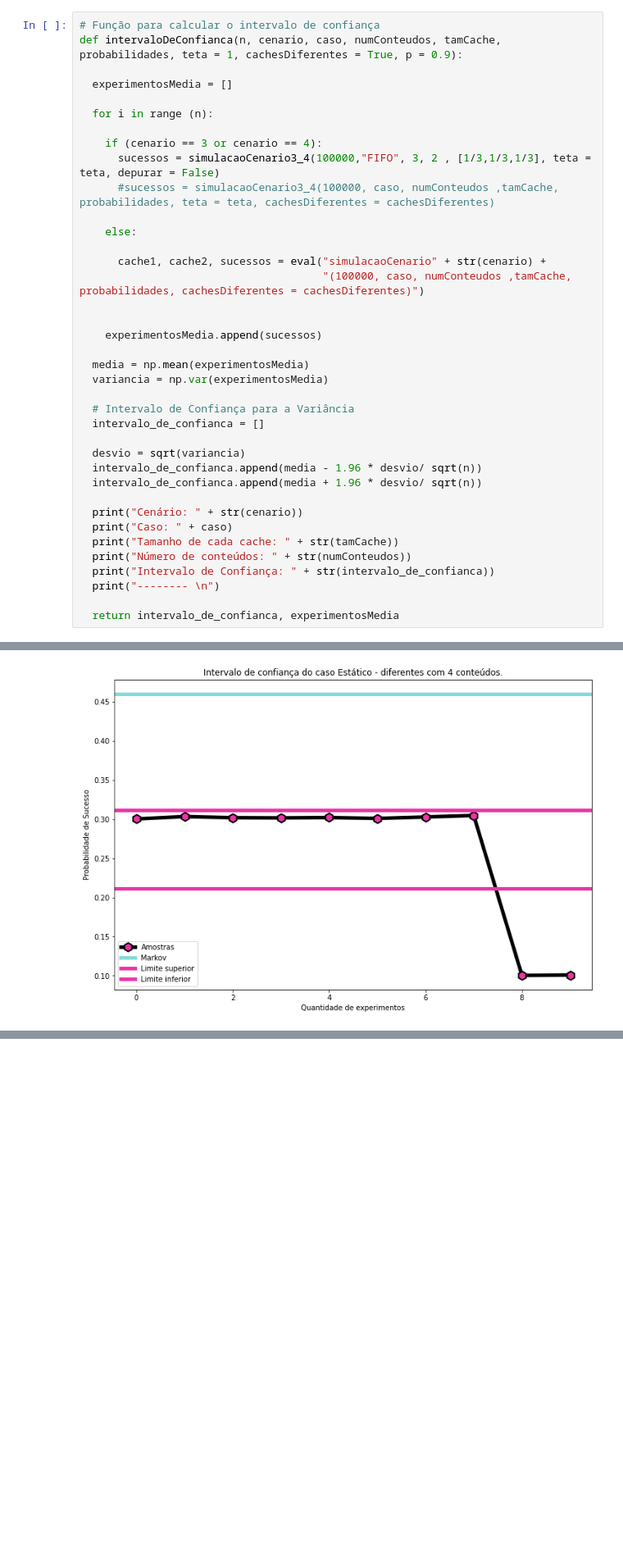
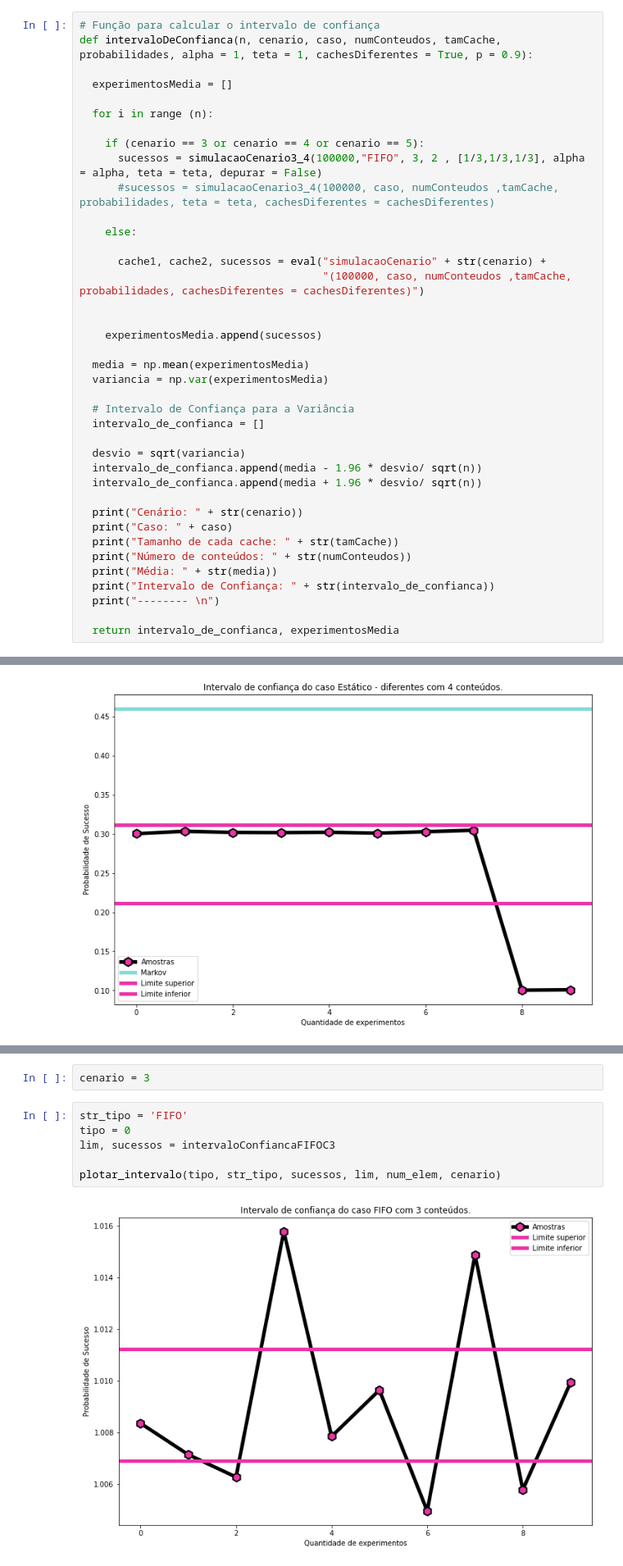
Before and after one commit to siliconemonster/AD-TrabalhoFinal, a Jupyter notebook: Simulação_AD.ipynb, the cells around one changed output, grey strips where cells are left out. Shown at 82% size. Saved outputs shown, nothing was run; the diff lists cells and outputs as text; blank space fills up the shorter version.

```diff
--- a/Simulação_AD.ipynb
+++ b/Simulação_AD.ipynb
@@ -136,14 +136,14 @@ def servidor_atende_cache3_4(caso, cacheEnt, conteudo, depurar = False):
     return cache
 # %%
 # Função para calcular o intervalo de confiança
-def intervaloDeConfianca(n, cenario, caso, numConteudos, tamCache, probabilidades, teta = 1, cachesDiferentes = True, p = 0.9):
+def intervaloDeConfianca(n, cenario, caso, numConteudos, tamCache, probabilidades, alpha = 1, teta = 1, cachesDiferentes = True, p = 0.9):
 
   experimentosMedia = []
 
   for i in range (n):
 
-    if (cenario == 3 or cenario == 4):
-      sucessos = simulacaoCenario3_4(100000,"FIFO", 3, 2 , [1/3,1/3,1/3], teta = teta, depurar = False)
+    if (cenario == 3 or cenario == 4 or cenario == 5):
+      sucessos = simulacaoCenario3_4(100000,"FIFO", 3, 2 , [1/3,1/3,1/3], alpha = alpha, teta = teta, depurar = False)
       #sucessos = simulacaoCenario3_4(100000, caso, numConteudos ,tamCache, probabilidades, teta = teta, cachesDiferentes = cachesDiferentes)
 
     else:
@@ -168,6 +168,7 @@ def intervaloDeConfianca(n, cenario, caso, numConteudos, tamCache, probabilidade
   print("Caso: " + caso)
   print("Tamanho de cada cache: " + str(tamCache))
   print("Número de conteúdos: " + str(numConteudos))
+  print("Média: " + str(media))
   print("Intervalo de Confiança: " + str(intervalo_de_confianca))
   print("-------- \n")
 
@@ -2588,0 +2848,10 @@ plotar_intervalo(tipo, str_tipo, sucessos, lim, num_elem, cenario)
+# %%
+cenario = 3
+# %%
+str_tipo = 'FIFO'
+tipo = 0
+lim, sucessos = intervaloConfiancaFIFOC3
+
+plotar_intervalo(tipo, str_tipo, sucessos, lim, num_elem, cenario)
+# %% [output]
+[figure, added]
```
Also changed, not shown: parts of 36 cells of this notebook.
